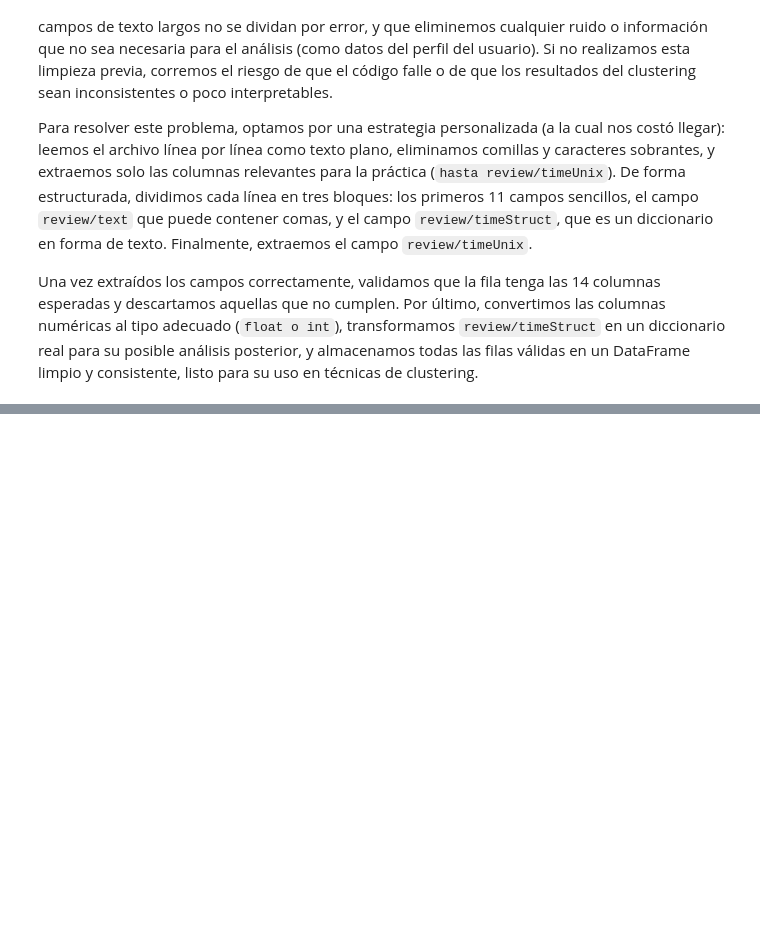
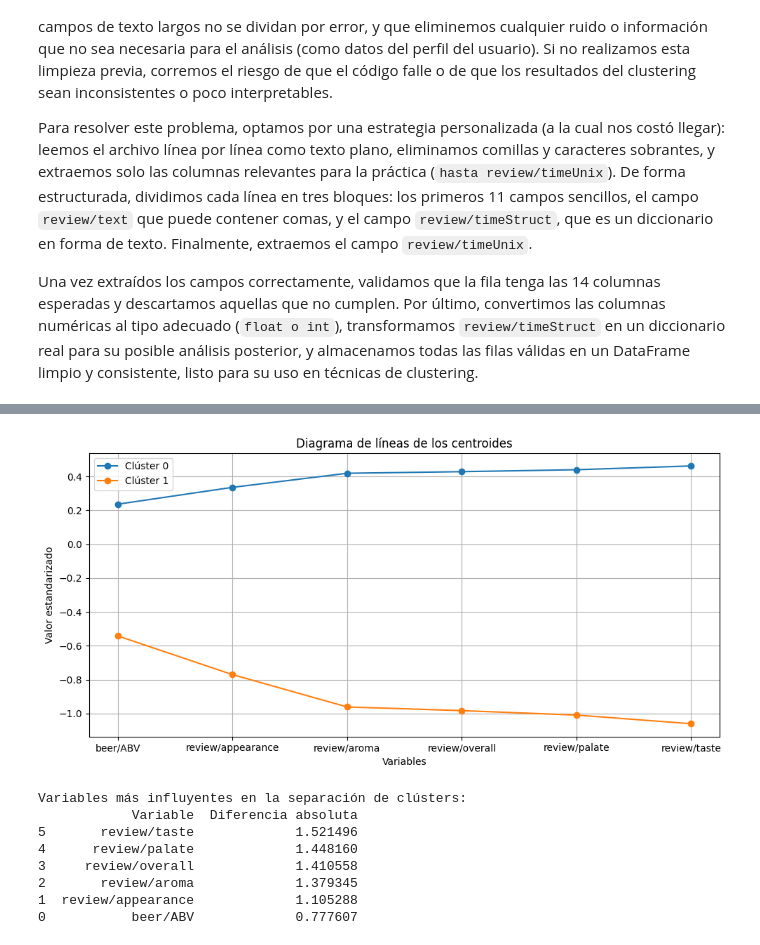
Before and after one commit to Carmoruda/Data_Mining, a Jupyter notebook: LAB04/Practica_2_GRUPOC5.ipynb, the cells around one changed output, grey strips where cells are left out. Saved outputs shown, nothing was run; the diff lists cells and outputs as text; code cells hidden in the pictures; blank space fills up the shorter version.

```diff
--- a/LAB04/Practica_2_GRUPOC5.ipynb
+++ b/LAB04/Practica_2_GRUPOC5.ipynb
@@ -135 +229,41 @@ Filas descartadas: 0
+# %%
+# 1. Ejecutar K-Means con la mejor configuración (k = 2)
+kmeans = KMeans(n_clusters=mejor_k, random_state=127, n_init=10)
+kmeans.fit(df_columnas_numerias_estandarizado)
+
+# 2. Obtener los centroides
+centroides = kmeans.cluster_centers_
+
+# 3. Dibujar los centroides
+plt.figure(figsize=(10, 5))
+for i, centroide in enumerate(centroides):
+    plt.plot(columnas_numericas, centroide, marker='o', label=f'Clúster {i}')
+
+plt.title('Diagrama de líneas de los centroides')
+plt.xlabel('Variables')
+plt.ylabel('Valor estandarizado')
+plt.legend()
+plt.grid(True)
+plt.tight_layout()
+plt.show()
+
+# 4. Determinar las variables más influyentes
+diferencias = pd.DataFrame({
+    'Variable': columnas_numericas,
+    'Diferencia absoluta': np.abs(centroides[0] - centroides[1])
+}).sort_values(by='Diferencia absoluta', ascending=False)
+
+# Mostrar tabla
+print("\nVariables más influyentes en la separación de clústers:")
+print(diferencias)
+# %% [output]
+[figure, added]
+Variables más influyentes en la separación de clústers:
+            Variable  Diferencia absoluta
+5       review/taste             1.521496
+4      review/palate             1.448160
+3     review/overall             1.410558
+2       review/aroma             1.379345
+1  review/appearance             1.105288
+0           beer/ABV             0.777607
 # %% [markdown]
```
Also changed, not shown: parts of 10 cells of this notebook.
